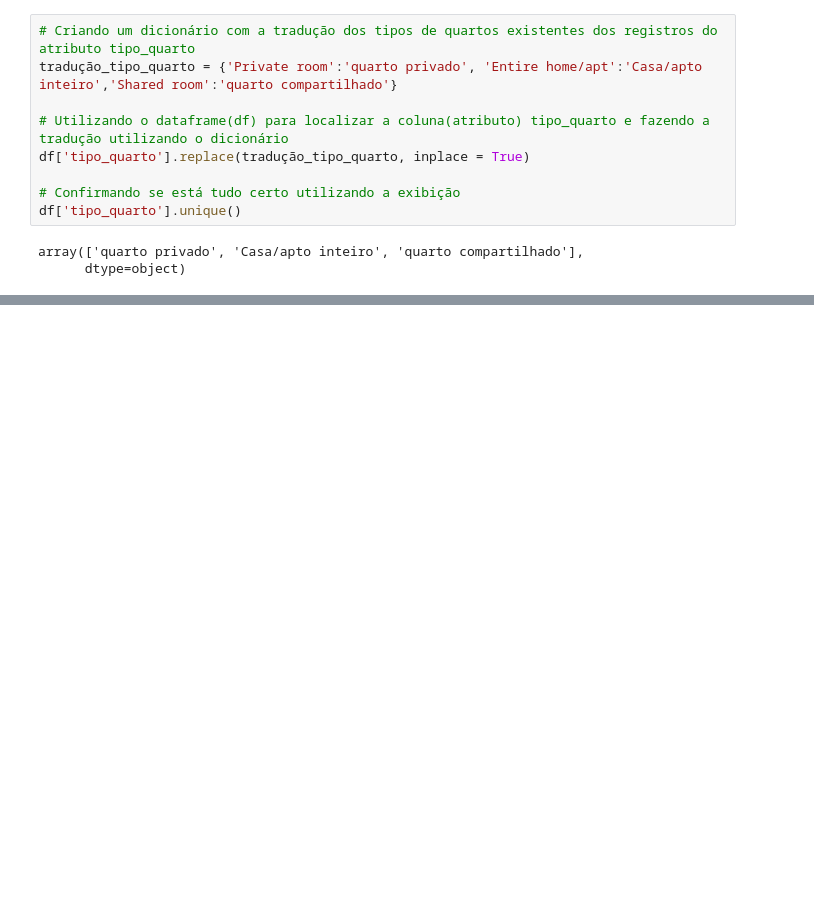
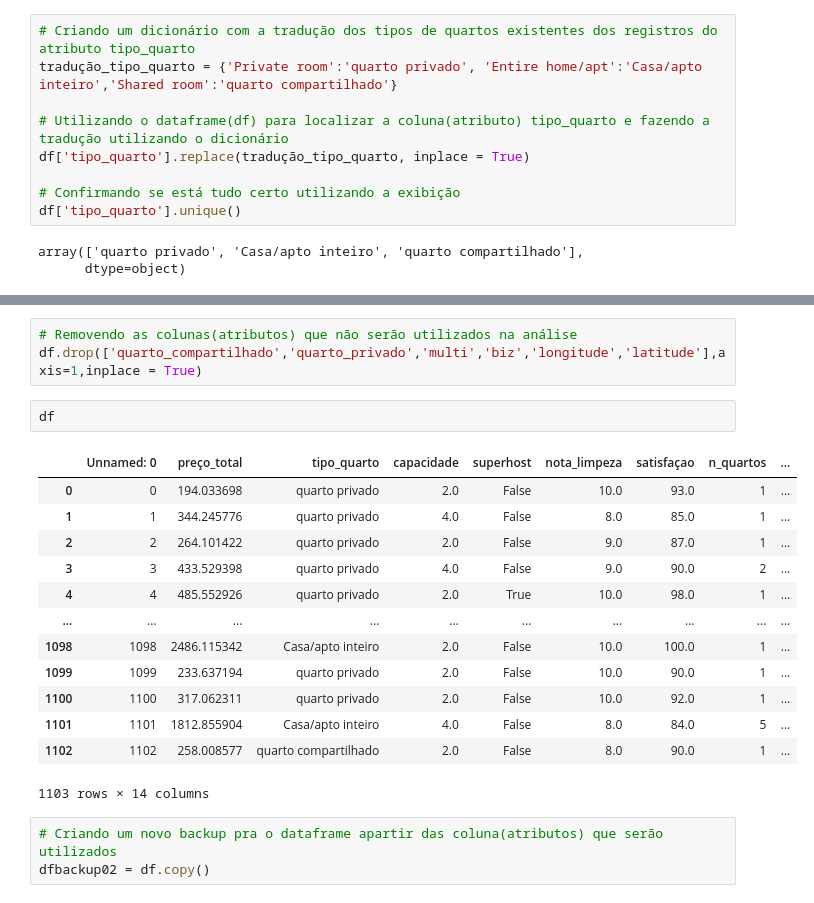
Before and after one commit to DeividAND/Projeto--01-An-lise-de-dados, a Jupyter notebook: notebooks/script01.ipynb, the cells around one changed output, grey strips where cells are left out. Saved outputs shown, nothing was run; the diff lists cells and outputs as text; blank space fills up the shorter version.

```diff
--- a/notebooks/script01.ipynb
+++ b/notebooks/script01.ipynb
@@ -108,0 +184,22 @@ df.sample(5)
+# %%
+# Removendo as colunas(atributos) que não serão utilizados na análise
+df.drop(['quarto_compartilhado','quarto_privado','multi','biz','longitude','latitude'],axis=1,inplace = True)
+# %%
+df
+# %% [output]
+|  | Unnamed: 0 | preço_total | tipo_quarto | capacidade | superhost | nota_limpeza | satisfaçao | n_quartos | ... |
+| 0 | 0 | 194.033698 | quarto privado | 2.0 | False | 10.0 | 93.0 | 1 | ... |
+| 1 | 1 | 344.245776 | quarto privado | 4.0 | False | 8.0 | 85.0 | 1 | ... |
+| 2 | 2 | 264.101422 | quarto privado | 2.0 | False | 9.0 | 87.0 | 1 | ... |
+| 3 | 3 | 433.529398 | quarto privado | 4.0 | False | 9.0 | 90.0 | 2 | ... |
+| 4 | 4 | 485.552926 | quarto privado | 2.0 | True | 10.0 | 98.0 | 1 | ... |
+| ... | ... | ... | ... | ... | ... | ... | ... | ... | ... |
+| 1098 | 1098 | 2486.115342 | Casa/apto inteiro | 2.0 | False | 10.0 | 100.0 | 1 | ... |
+| 1099 | 1099 | 233.637194 | quarto privado | 2.0 | False | 10.0 | 90.0 | 1 | ... |
+| 1100 | 1100 | 317.062311 | quarto privado | 2.0 | False | 10.0 | 92.0 | 1 | ... |
+| 1101 | 1101 | 1812.855904 | Casa/apto inteiro | 4.0 | False | 8.0 | 84.0 | 5 | ... |
+| 1102 | 1102 | 258.008577 | quarto compartilhado | 2.0 | False | 8.0 | 90.0 | 1 | ... |
+1103 rows × 14 columns
+# %%
+# Criando um novo backup pra o dataframe apartir das coluna(atributos) que serão utilizados
+dfbackup02 = df.copy()
```
Also changed, not shown: parts of 13 cells of this notebook.
